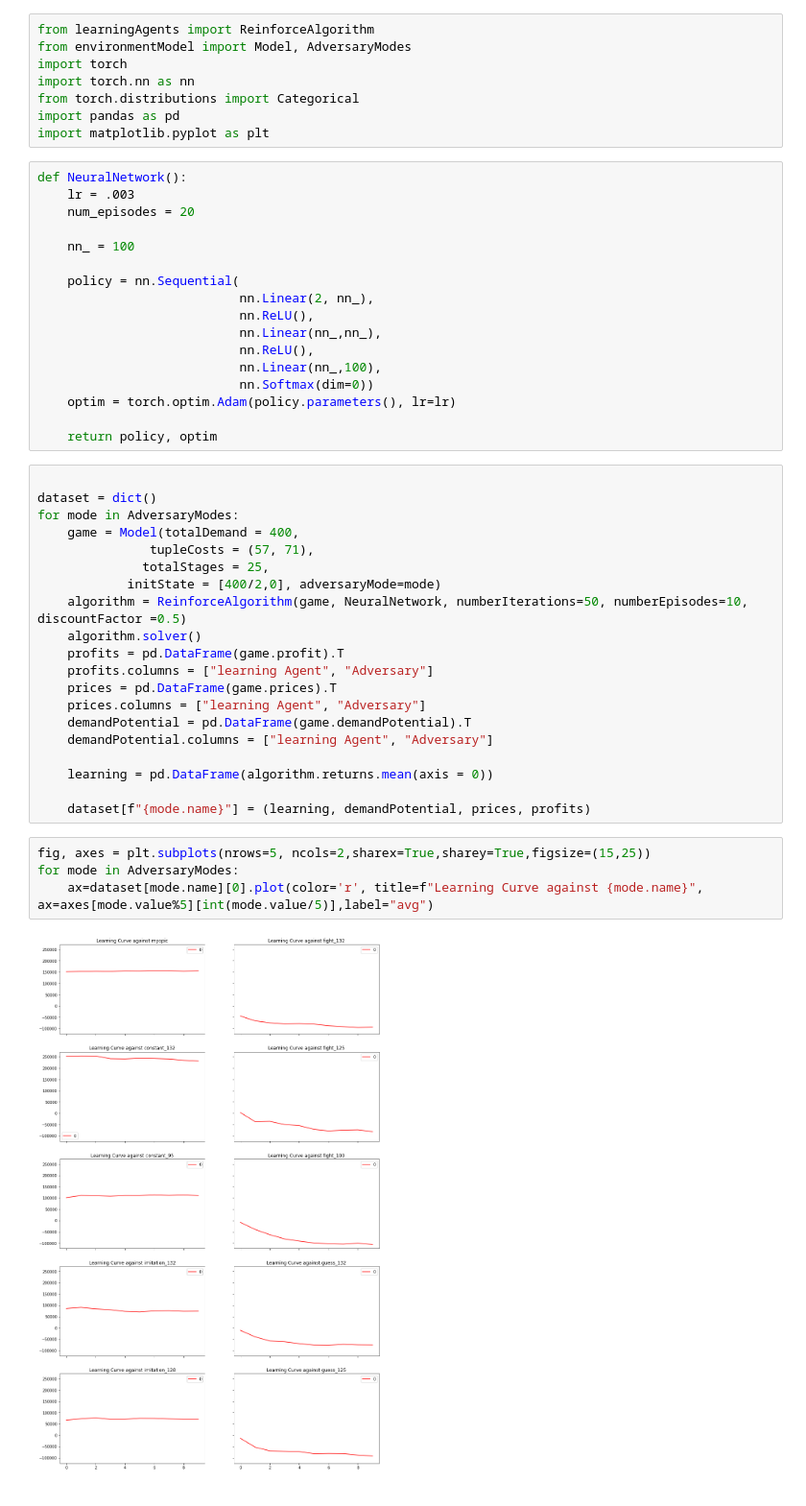
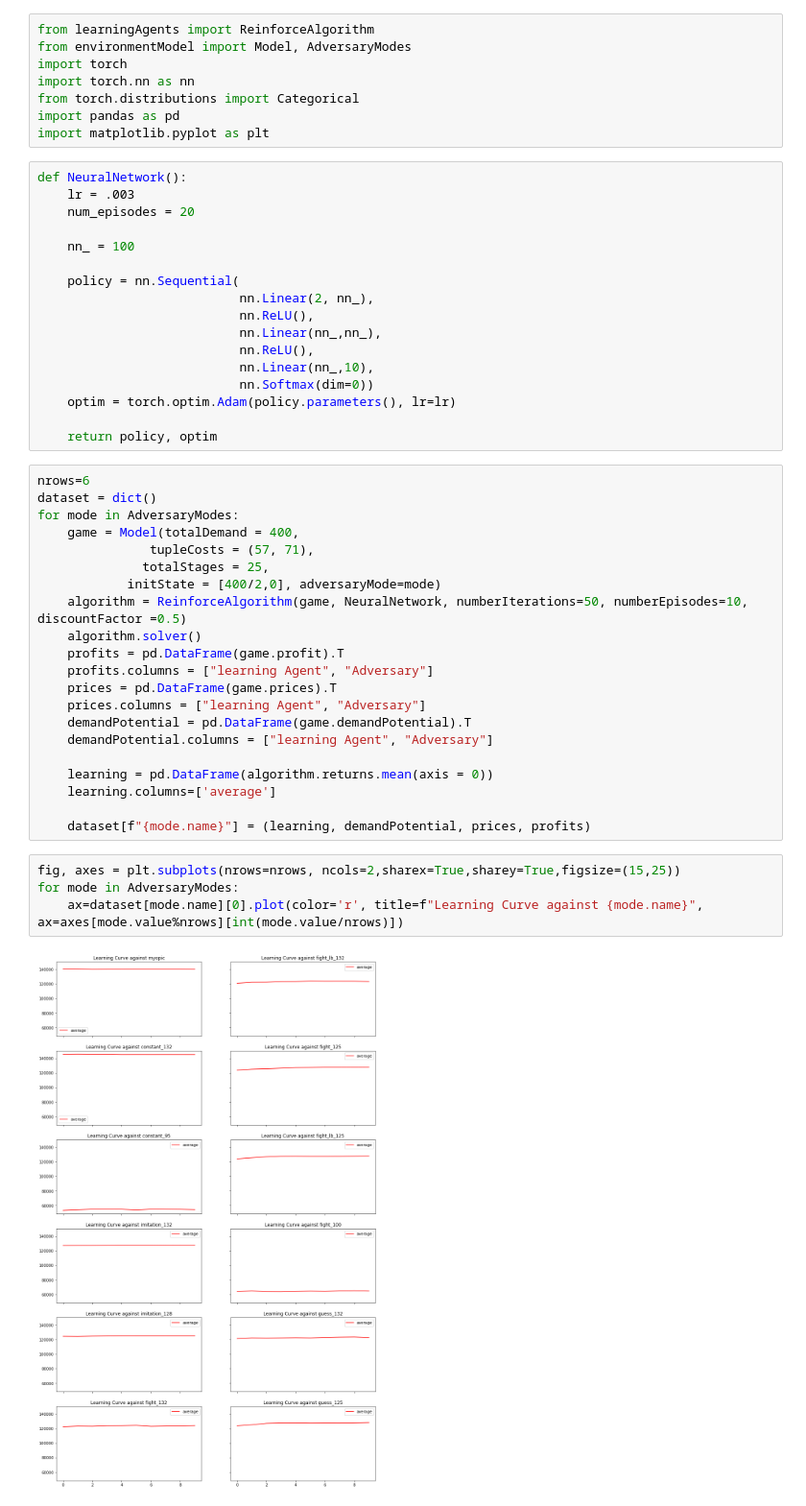
Before and after one commit to stengel/EquiLearn, a Jupyter notebook: learningAgents/src/Results.ipynb, the cells around one changed output. Shown: that part at 96% size. Saved outputs shown, nothing was run; the diff lists cells and outputs as text.

```diff
--- a/learningAgents/src/Results.ipynb
+++ b/learningAgents/src/Results.ipynb
@@ -18,13 +18,13 @@ def NeuralNetwork():
                            nn.ReLU(),
                            nn.Linear(nn_,nn_),
                            nn.ReLU(),
-                           nn.Linear(nn_,100),
+                           nn.Linear(nn_,10),
                            nn.Softmax(dim=0))
     optim = torch.optim.Adam(policy.parameters(), lr=lr)
 
     return policy, optim
 # %%
-
+nrows=6
 dataset = dict()
 for mode in AdversaryModes:
     game = Model(totalDemand = 400,
@@ -41,12 +41,13 @@ for mode in AdversaryModes:
     demandPotential.columns = ["learning Agent", "Adversary"]
 
     learning = pd.DataFrame(algorithm.returns.mean(axis = 0))
+    learning.columns=['average']
 
     dataset[f"{mode.name}"] = (learning, demandPotential, prices, profits)
 # %%
-fig, axes = plt.subplots(nrows=5, ncols=2,sharex=True,sharey=True,figsize=(15,25))
+fig, axes = plt.subplots(nrows=nrows, ncols=2,sharex=True,sharey=True,figsize=(15,25))
 for mode in AdversaryModes:
-    ax=dataset[mode.name][0].plot(color='r', title=f"Learning Curve against {mode.name}", ax=axes[mode.value%5][int(mode.value/5)],label="avg")
+    ax=dataset[mode.name][0].plot(color='r', title=f"Learning Curve against {mode.name}", ax=axes[mode.value%nrows][int(mode.value/nrows)])
 # %% [output]
-[figure, old version]
+[figure, new version]
 # %%
```
Also changed, not shown: parts of 3 cells of this notebook.
